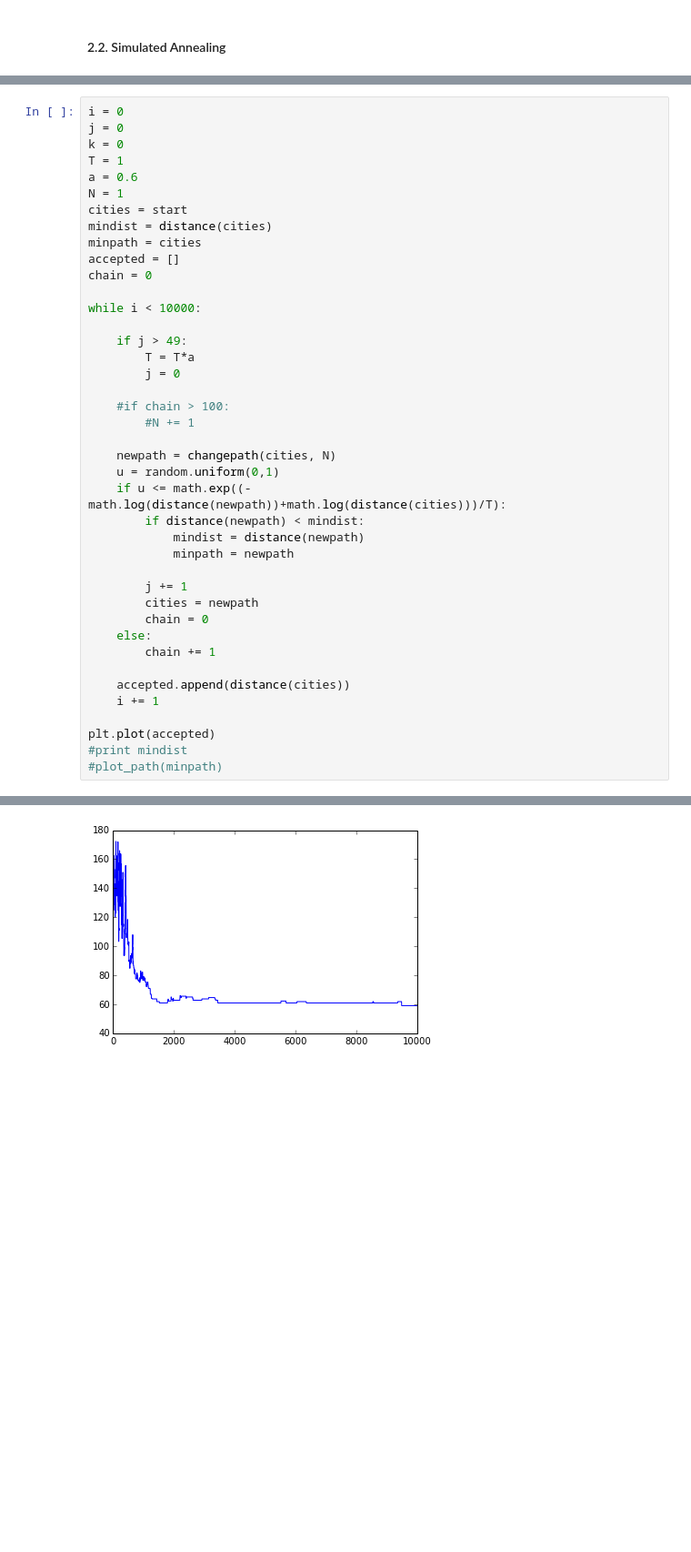
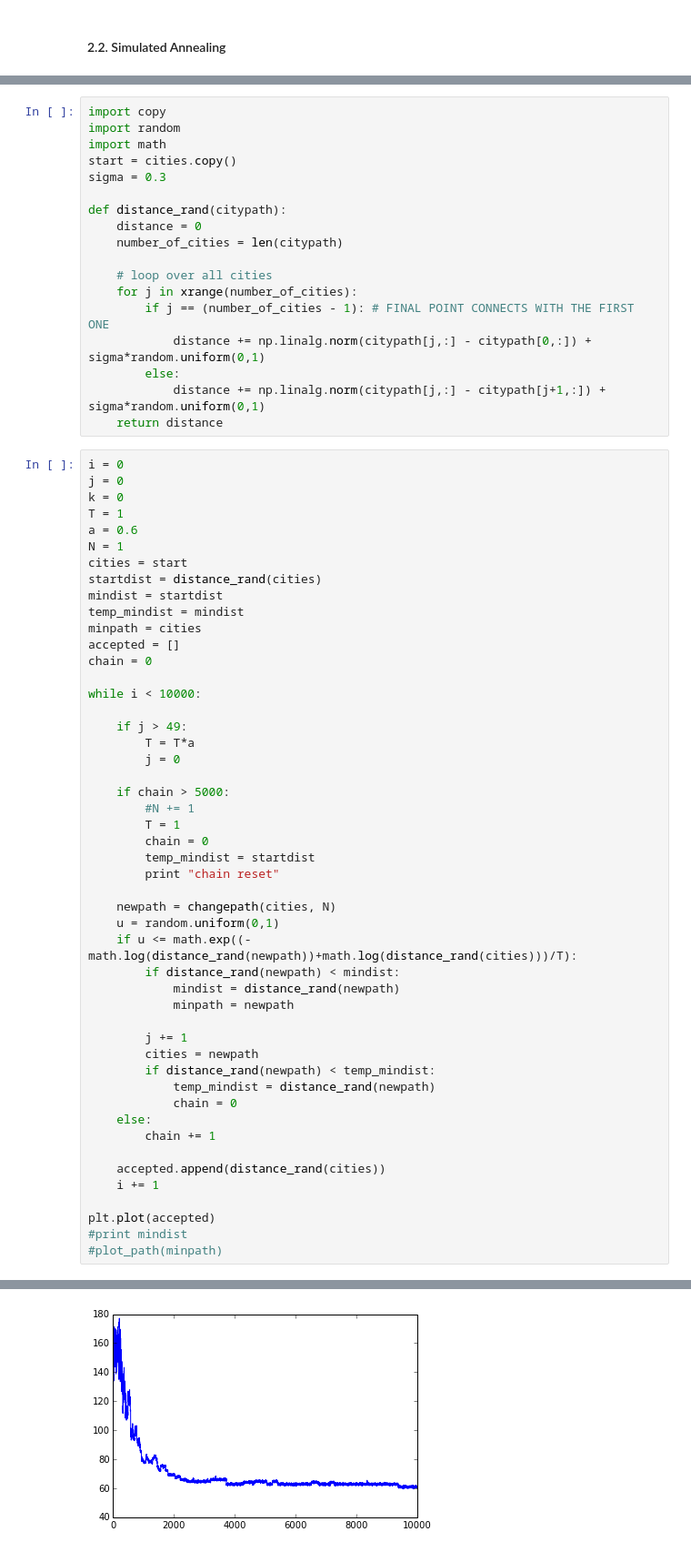
Before and after one commit to therealchuckliu/Influence-Maximization, a Jupyter notebook: ac290_tutorial2_simulated_annealing-student.ipynb, the cells around one changed output, grey strips where cells are left out. Shown: that part at 91% size. Drawn from its saved outputs; the diff is of its cells as text; blank space fills up the shorter version.

```diff
--- a/ac290_tutorial2_simulated_annealing-student.ipynb
+++ b/ac290_tutorial2_simulated_annealing-student.ipynb
@@ -242,3 +237,21 @@ start = cities.copy()
+# %%
+import copy
+import random
+import math
+start = cities.copy()
+sigma = 0.3
+
+def distance_rand(citypath):
+    distance = 0
+    number_of_cities = len(citypath)
+
+    # loop over all cities
+    for j in xrange(number_of_cities):
+        if j == (number_of_cities - 1): # FINAL POINT CONNECTS WITH THE FIRST ONE
+            distance += np.linalg.norm(citypath[j,:] - citypath[0,:]) + sigma*random.uniform(0,1)
+        else:
+            distance += np.linalg.norm(citypath[j,:] - citypath[j+1,:]) + sigma*random.uniform(0,1)
+    return distance
 # %%
 i = 0
 j = 0
@@ -247,42 +260,50 @@ T = 1
 a = 0.6
 N = 1
 cities = start
-mindist = distance(cities)
+startdist = distance_rand(cities)
+mindist = startdist
+temp_mindist = mindist
 minpath = cities
 accepted = []
 chain = 0
 
 while i < 10000:
 
     if j > 49:
         T = T*a
         j = 0
 
-    #if chain > 100:
+    if chain > 5000:
         #N += 1
+        T = 1
+        chain = 0
+        temp_mindist = startdist
+        print "chain reset"
 
     newpath = changepath(cities, N)
     u = random.uniform(0,1)
-    if u <= math.exp((-math.log(distance(newpath))+math.log(distance(cities)))/T):
-        if distance(newpath) < mindist:
-            mindist = distance(newpath)
+    if u <= math.exp((-math.log(distance_rand(newpath))+math.log(distance_rand(cities)))/T):
+        if distance_rand(newpath) < mindist:
+            mindist = distance_rand(newpath)
             minpath = newpath
 
         j += 1
         cities = newpath
-        chain = 0
+        if distance_rand(newpath) < temp_mindist:
+            temp_mindist = distance_rand(newpath)
+            chain = 0
     else:
         chain += 1
 
-    accepted.append(distance(cities))
+    accepted.append(distance_rand(cities))
     i += 1
 
 plt.plot(accepted)
 #print mindist
 #plot_path(minpath)
 # %% [output]
 [<matplotlib.lines.Line2D at 0x...>]
-[figure, old version]
+[figure, new version]
 # %%
 print mindist
 plot_path(minpath)
```
Also changed, not shown: parts of 4 cells of this notebook.
